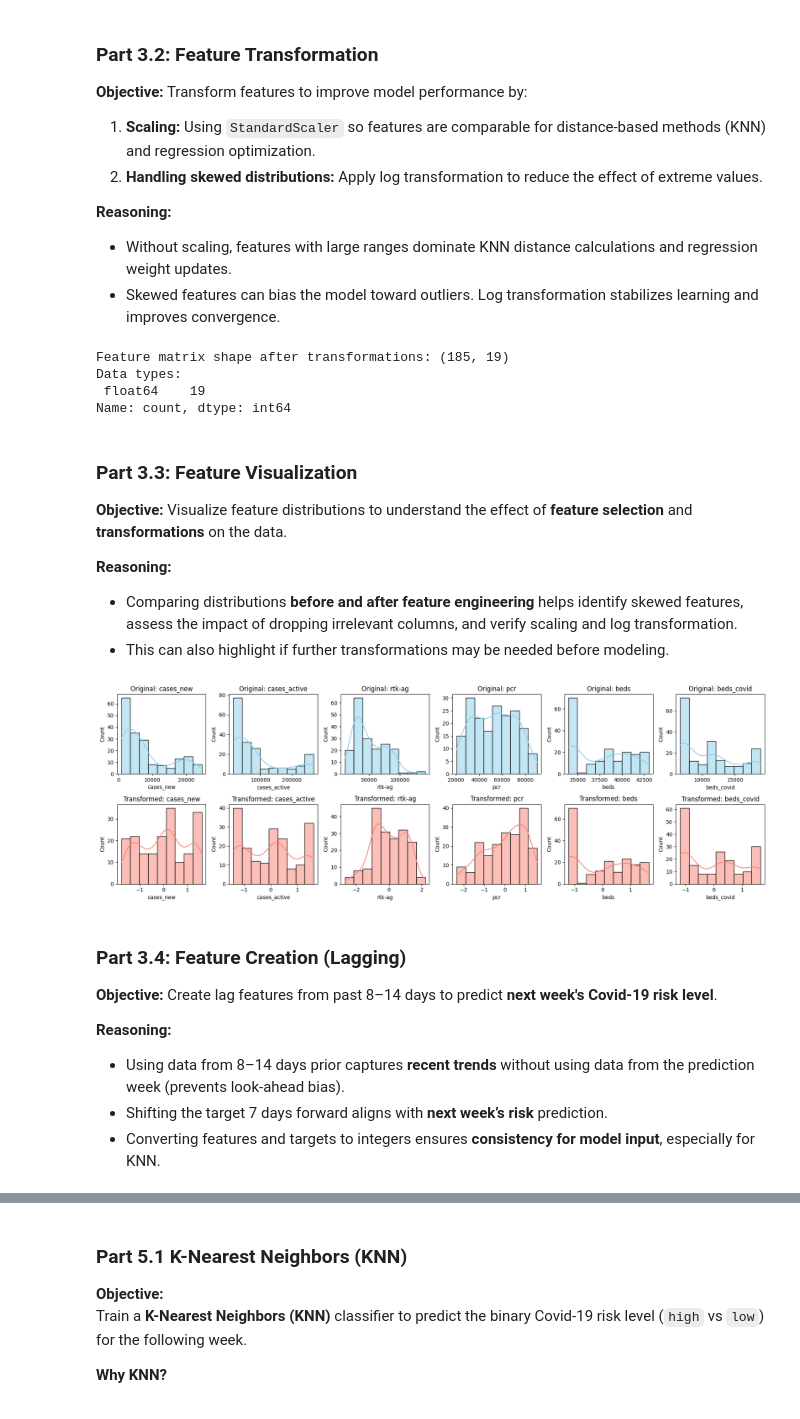
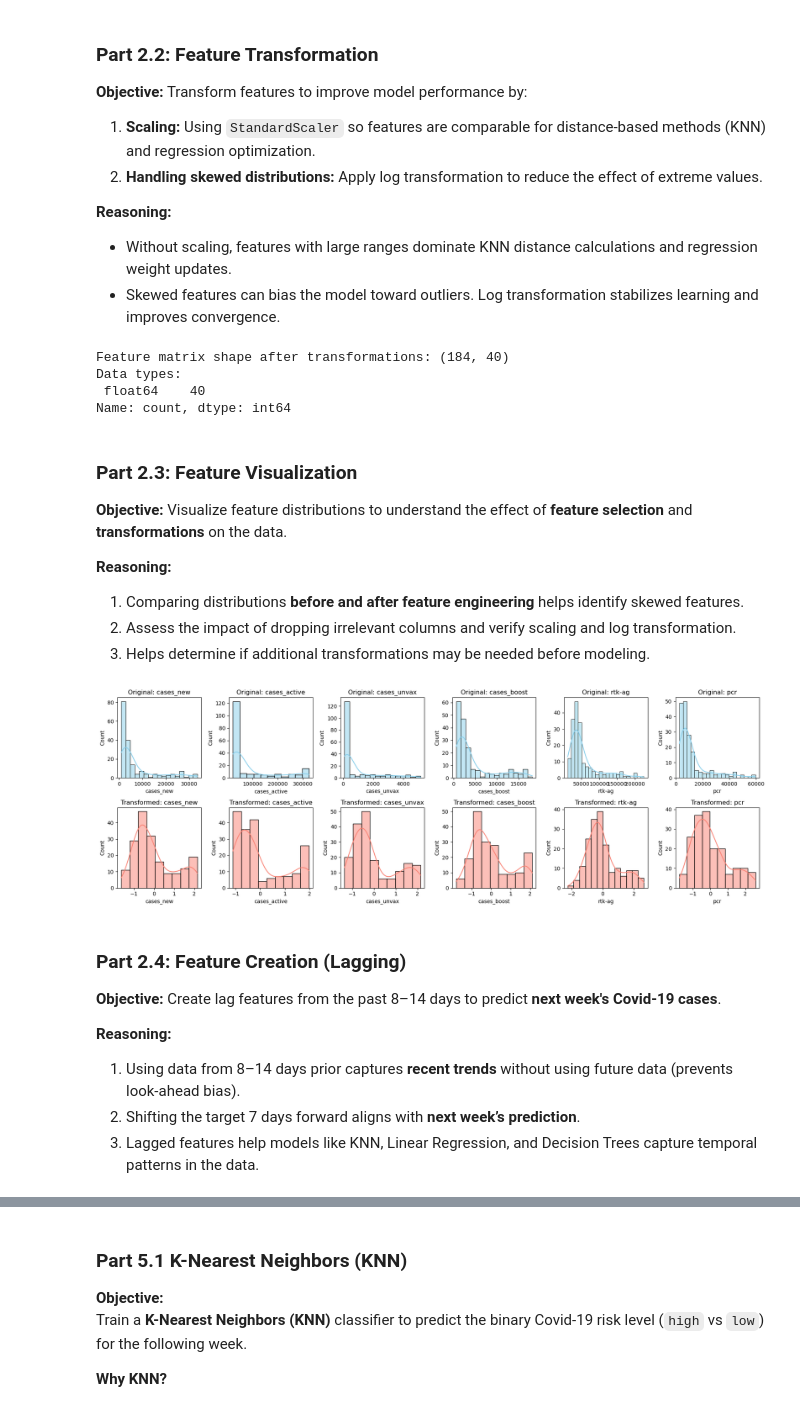
Before and after one commit to ca1phas/Lab-3-Supervised-Learning, a Jupyter notebook: Lab3_P2_G3.ipynb, the cells around one changed output, grey strips where cells are left out. Drawn from its saved outputs; the diff is of its cells as text; code cells hidden in the pictures.

Commit message:
redo intro, part 1-3

```diff
--- a/Lab3_P2_G3.ipynb
+++ b/Lab3_P2_G3.ipynb
@@ -38,12 +55,20 @@ The following steps will be performed in this notebook:
 # %%
-# Import libraries
+# --- Import libraries ---
 import pandas as pd
 import numpy as np
 import matplotlib.pyplot as plt
 import seaborn as sns
 
-# Set start date, end date, and risk threshold
-START_DATE = pd.to_datetime("2021-03-01")
-END_DATE = START_DATE + pd.DateOffset(months=6)
-RISK_THRESHOLD = 4000
+# For regression models
+from sklearn.linear_model import LinearRegression, Ridge, Lasso
+from sklearn.neighbors import KNeighborsRegressor
+from sklearn.tree import DecisionTreeRegressor
+from sklearn.preprocessing import StandardScaler, FunctionTransformer
+from sklearn.model_selection import train_test_split, GridSearchCV
+from sklearn.metrics import mean_absolute_error, mean_squared_error, r2_score
+import time
+
+# --- Set constants ---
+START_DATE = pd.to_datetime("2022-03-01")
+END_DATE = START_DATE + pd.DateOffset(months=6) - pd.Timedelta(days=1)
 # %% [markdown]
@@ -177,5 +206,5 @@ Selected features: ['cases_new', 'cases_active', 'rtk-ag', 'pcr', 'beds', 'beds_
 # %% [markdown]
-### Part 3.2: Feature Transformation
+### Part 2.2: Feature Transformation
 
 **Objective:** Transform features to improve model performance by:
 
@@ -186,66 +215,69 @@ Selected features: ['cases_new', 'cases_active', 'rtk-ag', 'pcr', 'beds', 'beds_
 - Without scaling, features with large ranges dominate KNN distance calculations and regression weight updates.
 - Skewed features can bias the model toward outliers. Log transformation stabilizes learning and improves convergence.
 # %%
-from sklearn.preprocessing import StandardScaler, FunctionTransformer
+# --- Log-transform to reduce skewness ---
+log_transformer = FunctionTransformer(func=np.log1p, inverse_func=np.expm1)
+X_log = log_transformer.fit_transform(features)  # fit_transform to compute on dataset
 
-# Log-transform to reduce skewness
-log_transformer = FunctionTransformer(func=np.log1p, inverse_func=np.expm1)
-X_log = log_transformer.transform(features)
-
-# Standard scaling
+# --- Standard scaling ---
 scaler = StandardScaler()
 X_scaled = scaler.fit_transform(X_log)
 
-# Update features for modeling
+# --- Update features for modeling ---
 X = pd.DataFrame(X_scaled, columns=features.columns)
 print("Feature matrix shape after transformations:", X.shape)
 print("Data types:\n", X.dtypes.value_counts())
 # %% [output]
-Feature matrix shape after transformations: (185, 19)
+Feature matrix shape after transformations: (184, 40)
 Data types:
- float64    19
+ float64    40
 Name: count, dtype: int64
 # %% [markdown]
-### Part 3.3: Feature Visualization
+### Part 2.3: Feature Visualization
 
 **Objective:** Visualize feature distributions to understand the effect of **feature selection** and **transformations** on the data.
 
 **Reasoning:**
-- Comparing distributions **before and after feature engineering** helps identify skewed features, assess the impact of dropping irrelevant columns, and verify scaling and log transformation.
-- This can also highlight if further transformations may be needed before modeling.
+1. Comparing distributions **before and after feature engineering** helps identify skewed features.
+2. Assess the impact of dropping irrelevant columns and verify scaling and log transformation.
+3. Helps determine if additional transformations may be needed before modeling.
 # %%
+# --- Feature Visualization ---
+
 # Original features before selection
-original_features = df.drop(columns=['date', 'risk_level'], errors="ignore")
+original_features = df.drop(columns=['date'], errors="ignore")  # no classification target now
 
-# Features after selection and transformations (Part 3.1 & 3.2)
+# Features after selection and transformations (Part 2.1 & 2.2)
 processed_features = X.copy()
 
 # Plot distributions before and after feature engineering
 num_features_to_plot = min(6, len(processed_features.columns))  # plot a few examples
 sample_cols = processed_features.columns[:num_features_to_plot]
 
 plt.figure(figsize=(18, 6))
 
 for i, col in enumerate(sample_cols, 1):
+    # Original distribution
     plt.subplot(2, num_features_to_plot, i)
     sns.histplot(original_features[col], kde=True, color='skyblue')
     plt.title(f'Original: {col}')
 
+    # Transformed distribution
     plt.subplot(2, num_features_to_plot, i + num_features_to_plot)
     sns.histplot(processed_features[col], kde=True, color='salmon')
     plt.title(f'Transformed: {col}')
 
 plt.tight_layout()
 plt.show()
 # %% [output]
-[figure, old version]
+[figure, new version]
 # %% [markdown]
-### Part 3.4: Feature Creation (Lagging)
+### Part 2.4: Feature Creation (Lagging)
 
-**Objective:** Create lag features from past 8–14 days to predict **next week's Covid-19 risk level**.
+**Objective:** Create lag features from the past 8–14 days to predict **next week's Covid-19 cases**.
 
 **Reasoning:**
-- Using data from 8–14 days prior captures **recent trends** without using data from the prediction week (prevents look-ahead bias).
-- Shifting the target 7 days forward aligns with **next week’s risk** prediction.
-- Converting features and targets to integers ensures **consistency for model input**, especially for KNN.
+1. Using data from 8–14 days prior captures **recent trends** without using future data (prevents look-ahead bias).
+2. Shifting the target 7 days forward aligns with **next week’s prediction**.
+3. Lagged features help models like KNN, Linear Regression, and Decision Trees capture temporal patterns in the data.
 # %%
```
Also changed, not shown: parts of 19 cells of this notebook.
